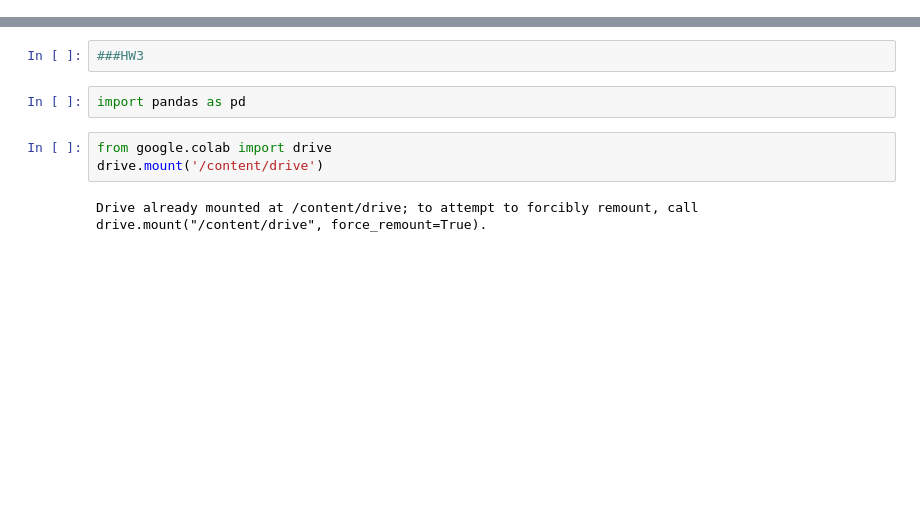
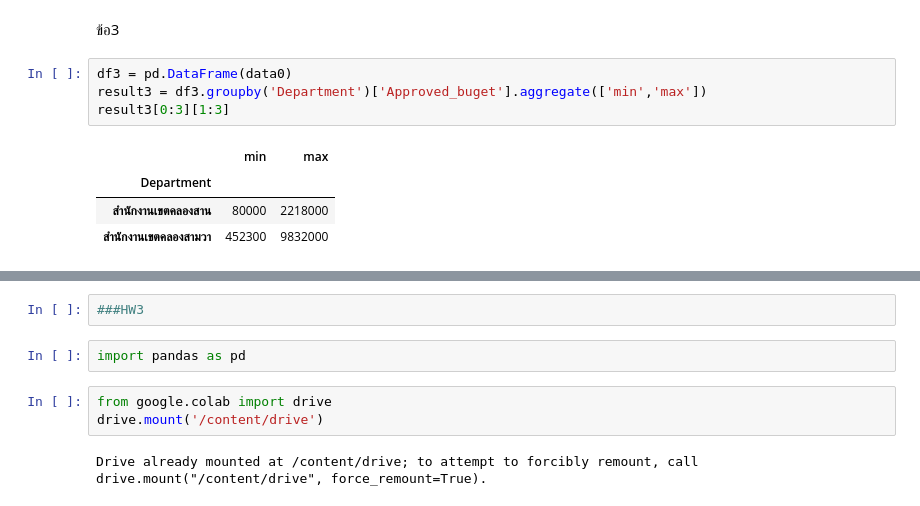
Before and after one commit to Mujune/python_dataviz2023, a Jupyter notebook: Pandas101.ipynb, the cells around one changed output, grey strips where cells are left out. Cells and saved outputs as stored; diff of their text form; blank space fills up the shorter version.

```diff
--- a/Pandas101.ipynb
+++ b/Pandas101.ipynb
@@ -9,0 +61,11 @@
+# %% [markdown]
+ข้อ3
+# %%
+df3 = pd.DataFrame(data0)
+result3 = df3.groupby('Department')['Approved_buget'].aggregate(['min','max'])
+result3[0:3][1:3]
+# %% [output]
+|  | min | max |
+| Department |  |  |
+| สำนักงานเขตคลองสาน | 80000 | 2218000 |
+| สำนักงานเขตคลองสามวา | 452300 | 9832000 |
```
Also changed, not shown: parts of 10 cells of this notebook.
